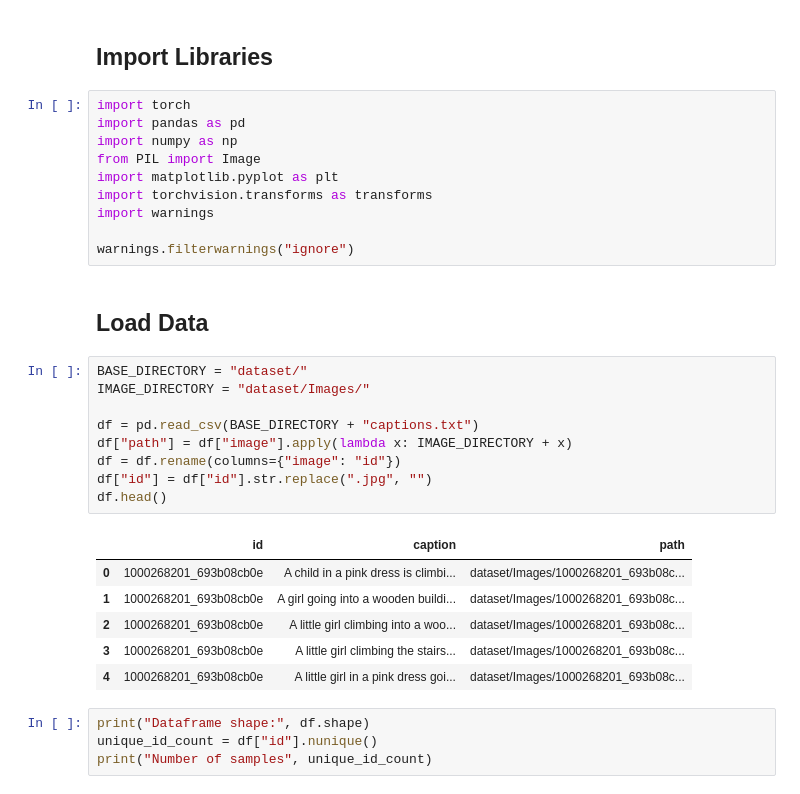
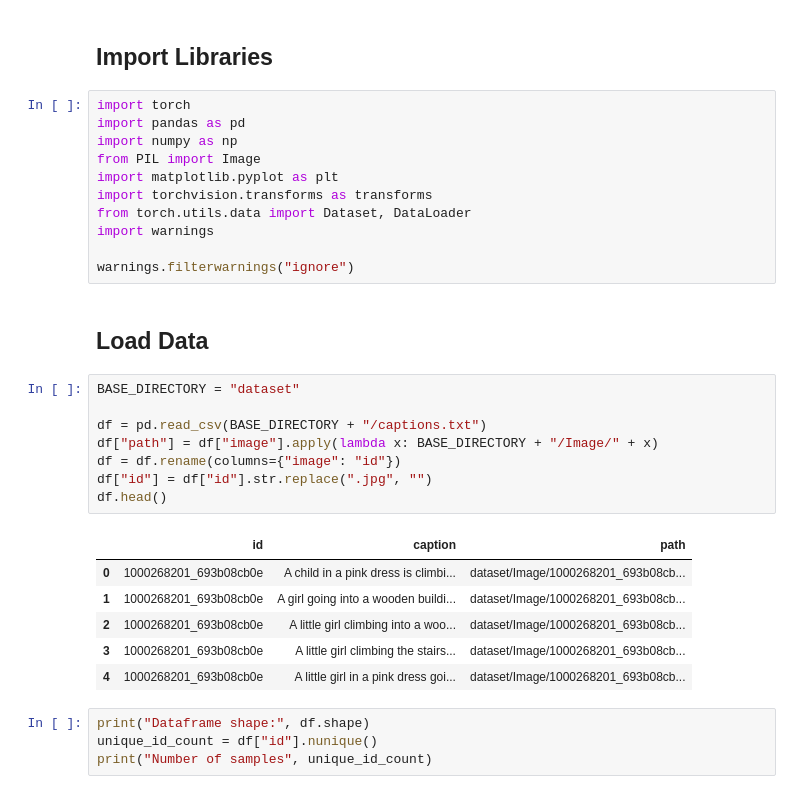
Before and after one commit to YoussefAboelwafa/Image-Caption-Generator, a Jupyter notebook: main.ipynb, the cells around one changed output. Cells and saved outputs as stored; diff of their text form.

```diff
--- a/main.ipynb
+++ b/main.ipynb
@@ -7,27 +7,27 @@ import numpy as np
 from PIL import Image
 import matplotlib.pyplot as plt
 import torchvision.transforms as transforms
+from torch.utils.data import Dataset, DataLoader
 import warnings
 
 warnings.filterwarnings("ignore")
 # %% [markdown]
 ## Load Data
 # %%
-BASE_DIRECTORY = "dataset/"
-IMAGE_DIRECTORY = "dataset/Images/"
+BASE_DIRECTORY = "dataset"
 
-df = pd.read_csv(BASE_DIRECTORY + "captions.txt")
-df["path"] = df["image"].apply(lambda x: IMAGE_DIRECTORY + x)
+df = pd.read_csv(BASE_DIRECTORY + "/captions.txt")
+df["path"] = df["image"].apply(lambda x: BASE_DIRECTORY + "/Image/" + x)
 df = df.rename(columns={"image": "id"})
 df["id"] = df["id"].str.replace(".jpg", "")
 df.head()
 # %% [output]
 |  | id | caption | path |
-| 0 | 1000268201_693b08cb0e | A child in a pink dress is climbi... | dataset/Images/1000268201_693b08c... |
-| 1 | 1000268201_693b08cb0e | A girl going into a wooden buildi... | dataset/Images/1000268201_693b08c... |
-| 2 | 1000268201_693b08cb0e | A little girl climbing into a woo... | dataset/Images/1000268201_693b08c... |
-| 3 | 1000268201_693b08cb0e | A little girl climbing the stairs... | dataset/Images/1000268201_693b08c... |
-| 4 | 1000268201_693b08cb0e | A little girl in a pink dress goi... | dataset/Images/1000268201_693b08c... |
+| 0 | 1000268201_693b08cb0e | A child in a pink dress is climbi... | dataset/Image/1000268201_693b08cb... |
+| 1 | 1000268201_693b08cb0e | A girl going into a wooden buildi... | dataset/Image/1000268201_693b08cb... |
+| 2 | 1000268201_693b08cb0e | A little girl climbing into a woo... | dataset/Image/1000268201_693b08cb... |
+| 3 | 1000268201_693b08cb0e | A little girl climbing the stairs... | dataset/Image/1000268201_693b08cb... |
+| 4 | 1000268201_693b08cb0e | A little girl in a pink dress goi... | dataset/Image/1000268201_693b08cb... |
 # %%
 print("Dataframe shape:", df.shape)
 unique_id_count = df["id"].nunique()
```
Also changed, not shown: parts of 3 cells of this notebook.
